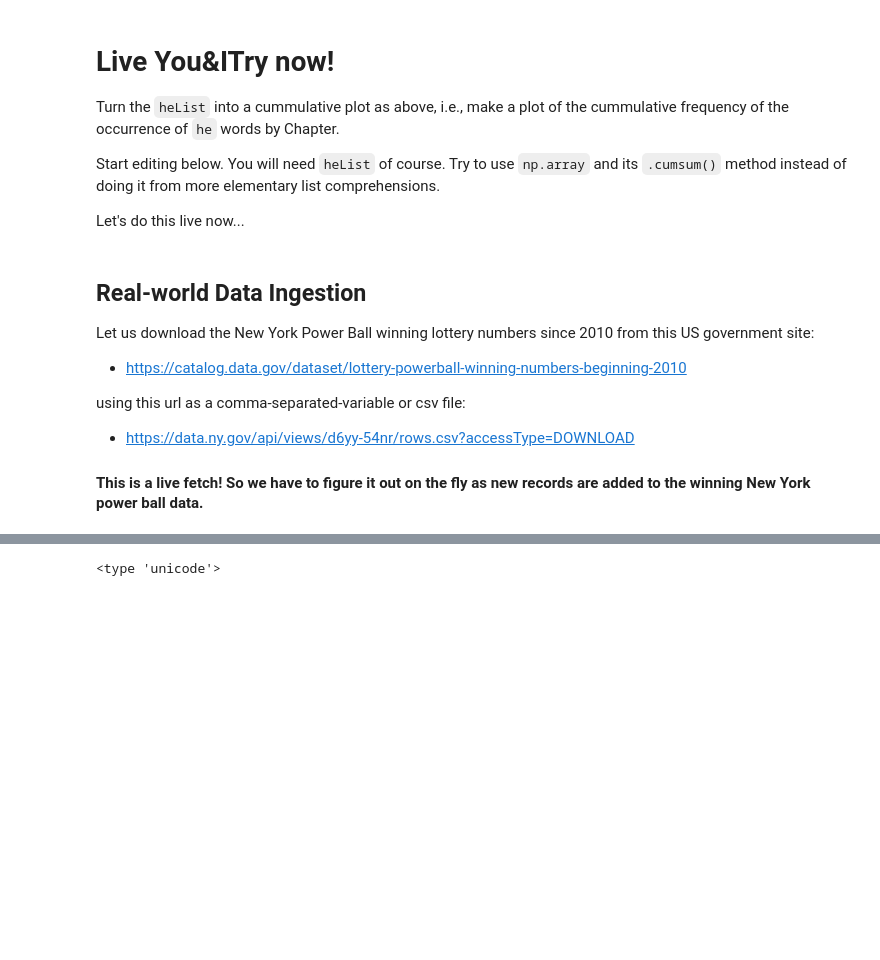
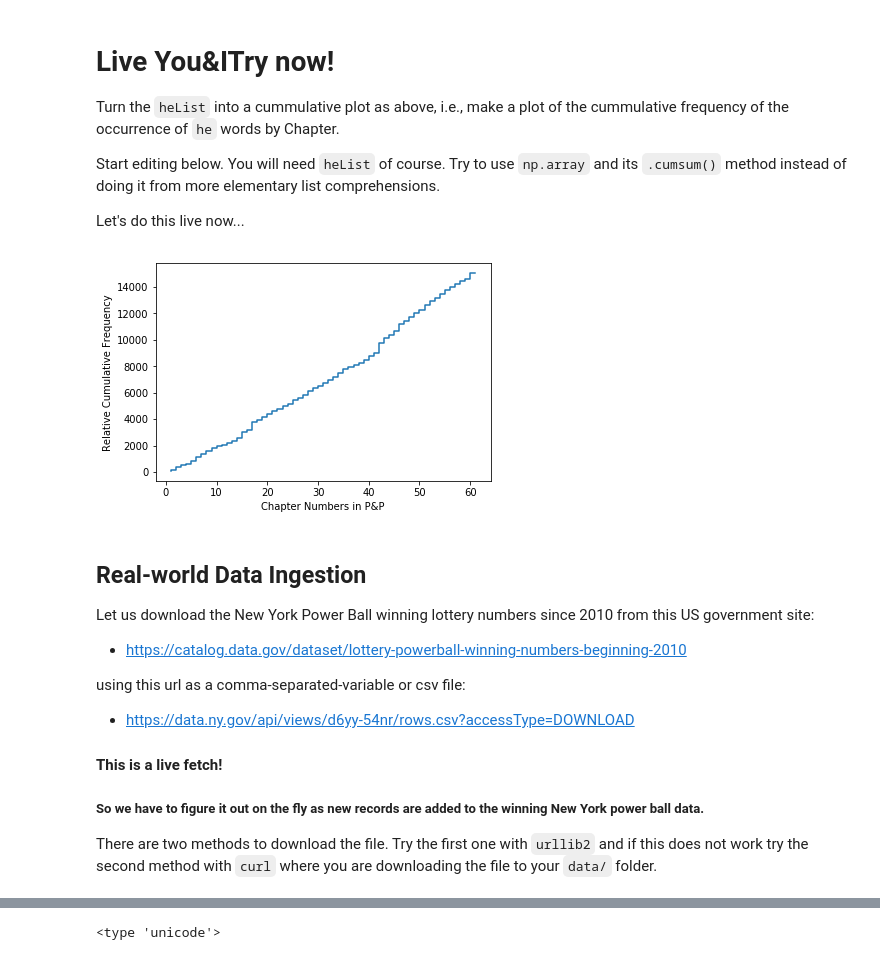
Before and after one commit to lamastex/scalable-data-science, a Jupyter notebook: _as/2019/jp/05.ipynb, the cells around one changed output, grey strips where cells are left out. Drawn from its saved outputs; the diff is of its cells as text; code cells hidden in the pictures; blank space fills up the shorter version.

```diff
--- a/_as/2019/jp/05.ipynb
+++ b/_as/2019/jp/05.ipynb
@@ -1186,12 +1187,16 @@ Let's do this live now...
 # %%
 import numpy as np
 import matplotlib.pyplot as plt
-# ...
-##backoff... np.array([x[1] for x in heList]).cumsum()
-#plt.ylabel('Relative Cumulative Frequency')
-#plt.xlabel('Chapter Numbers in P&P')
-#plt.step(x, y)
-#plt.show()
+
+Xs = np.array([x[0] for x in heList])
+Ys = np.array([x[1] for x in heList]).cumsum()#/15037.0
+
+plt.ylabel('Relative Cumulative Frequency')
+plt.xlabel('Chapter Numbers in P&P')
+plt.step(Xs, Ys)
+plt.show()
+# %% [output]
+[figure, added]
 # %% [markdown]
 ## Real-world Data Ingestion
 
@@ -1203,4 +1208,7 @@ using this url as a comma-separated-variable or csv file:
 
 - [https://data.ny.gov/api/views/d6yy-54nr/rows.csv?accessType=DOWNLOAD](https://data.ny.gov/api/views/d6yy-54nr/rows.csv?accessType=DOWNLOAD)
 
-#### This is a live fetch! So we have to figure it out on the fly as new records are added to the winning New York  power ball data.
+#### This is a live fetch!
+##### So we have to figure it out on the fly as new records are added to the winning New York  power ball data.
+
+There are two methods to download the file. Try the first one with `urllib2` and if this does not work try the second method with `curl` where you are downloading the file to your `data/` folder.
```
Also changed, not shown: parts of 18 cells of this notebook, 7 other files.
